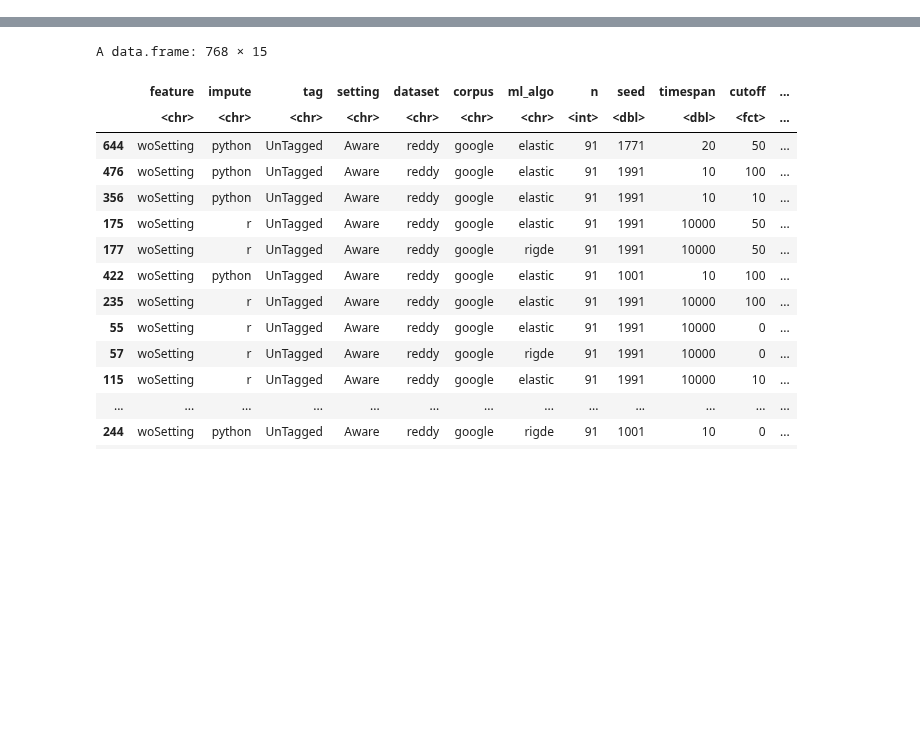
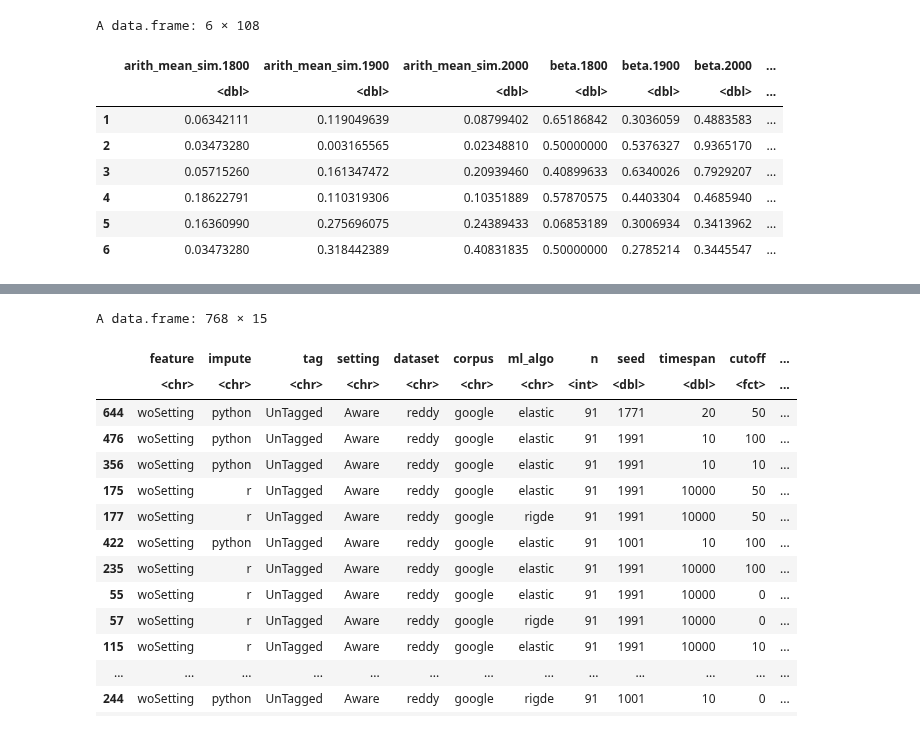
Before and after one commit to prajitdhar/Compounding, a Jupyter notebook: src/Regression_Exps_google_RAW-Tagged.ipynb, the cells around one changed output, grey strips where cells are left out. Saved outputs shown, nothing was run; the diff lists cells and outputs as text; code cells hidden in the pictures; blank space fills up the shorter version.

```diff
--- a/src/Regression_Exps_google_RAW-Tagged.ipynb
+++ b/src/Regression_Exps_google_RAW-Tagged.ipynb
@@ -30,0 +57,21 @@ registerDoParallel(cl)
+# %%
+r<-"reddy"
+reduced_df<-input_df %>% filter(source==r)
+reduced_df <- reduced_df %>% filter(!compound %in% c('call_centre','benign_tumour', 'computer_programme', 'grey_matter', 'labour_union','baby_blues', 'contact_lenses'))
+compounds_list<-c("all")
+k<-"all"
+df_features<-reduced_df
+df_features_X<-df_features %>% select(-c(compositionality,modifier,head,avgModifier,stdevModifier,avgHead,stdevHead,stdevHeadModifier,compound,is_adj,source)) %>% select(-one_of("comp_freq_bins"))
+trainX<-df_features_X
+trainY<-df_features %>% select(compositionality)
+trainY<-trainY$compositionality
+# %% [output]
+A data.frame: 6 × 108
+|  | arith_mean_sim.1800 | arith_mean_sim.1900 | arith_mean_sim.2000 | beta.1800 | beta.1900 | beta.2000 | ... |
+|  | <dbl> | <dbl> | <dbl> | <dbl> | <dbl> | <dbl> | ... |
+| 1 | 0.06342111 | 0.119049639 | 0.08799402 | 0.65186842 | 0.3036059 | 0.4883583 | ... |
+| 2 | 0.03473280 | 0.003165565 | 0.02348810 | 0.50000000 | 0.5376327 | 0.9365170 | ... |
+| 3 | 0.05715260 | 0.161347472 | 0.20939460 | 0.40899633 | 0.6340026 | 0.7929207 | ... |
+| 4 | 0.18622791 | 0.110319306 | 0.10351889 | 0.57870575 | 0.4403304 | 0.4685940 | ... |
+| 5 | 0.16360990 | 0.275696075 | 0.24389433 | 0.06853189 | 0.3006934 | 0.3413962 | ... |
+| 6 | 0.03473280 | 0.318442389 | 0.40831835 | 0.50000000 | 0.2785214 | 0.3445547 | ... |
```
Also changed, not shown: parts of 11 cells of this notebook, 53 other files.
